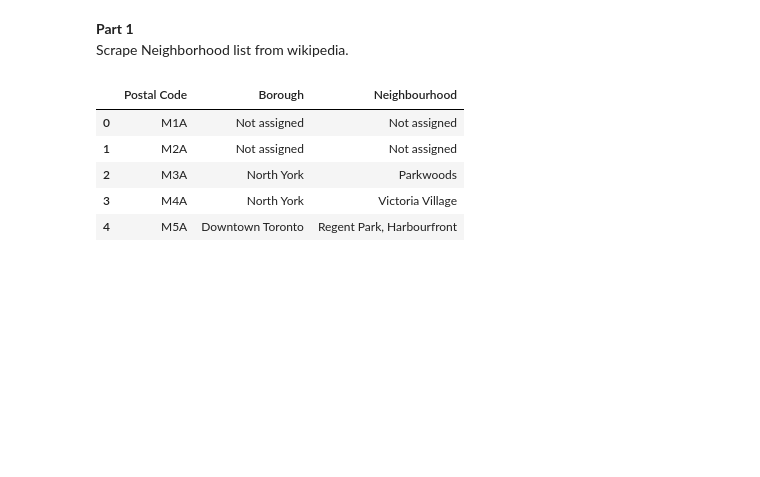
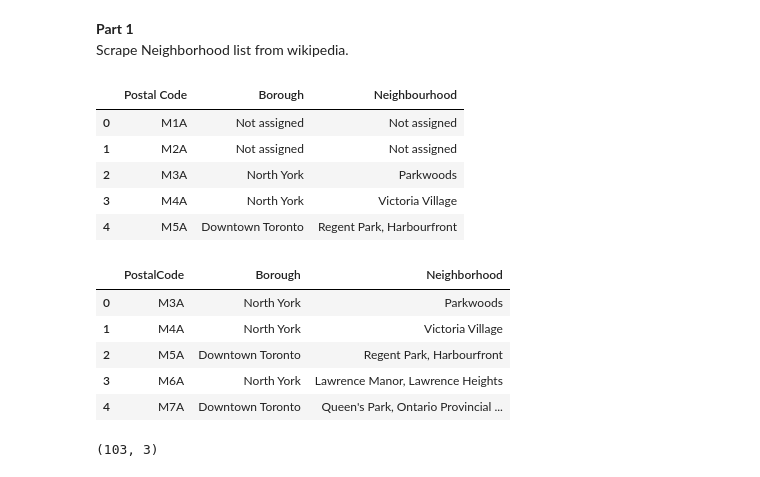
Before and after one commit to xLinkoln/ibm_DataScienceCapstone, a Jupyter notebook: IBM Data Science Capstone Project.ipynb, the cells around one changed output. Cells and saved outputs as stored; diff of their text form; code cells hidden in the pictures; blank space fills up the shorter version.

```diff
--- a/IBM Data Science Capstone Project.ipynb
+++ b/IBM Data Science Capstone Project.ipynb
@@ -52,3 +53,23 @@ neighbrhd_df.head()
 | 2 | M3A | North York | Parkwoods |
 | 3 | M4A | North York | Victoria Village |
 | 4 | M5A | Downtown Toronto | Regent Park, Harbourfront |
+# %%
+# Filtering DataFrame
+neighbrhd_df = neighbrhd_df[neighbrhd_df.Neighbourhood != 'Not assigned']
+neighbrhd_df.columns = ['PostalCode','Borough','Neighborhood']
+neighbrhd_df.reset_index(drop=True, inplace=True)
+neighbrhd_df.head()
+
+#NOTE: As you can see below Wikipedia already grouped Neighborhoods by postal codes (ex. M5A: "Regent Park, Harbourfront",
+# Hence, no addtional grouping required.
+# %% [output]
+|  | PostalCode | Borough | Neighborhood |
+| 0 | M3A | North York | Parkwoods |
+| 1 | M4A | North York | Victoria Village |
+| 2 | M5A | Downtown Toronto | Regent Park, Harbourfront |
+| 3 | M6A | North York | Lawrence Manor, Lawrence Heights |
+| 4 | M7A | Downtown Toronto | Queen's Park, Ontario Provincial ... |
+# %%
+neighbrhd_df.shape
+# %% [output]
+(103, 3)
```
Also changed, not shown: parts of 7 cells of this notebook.
